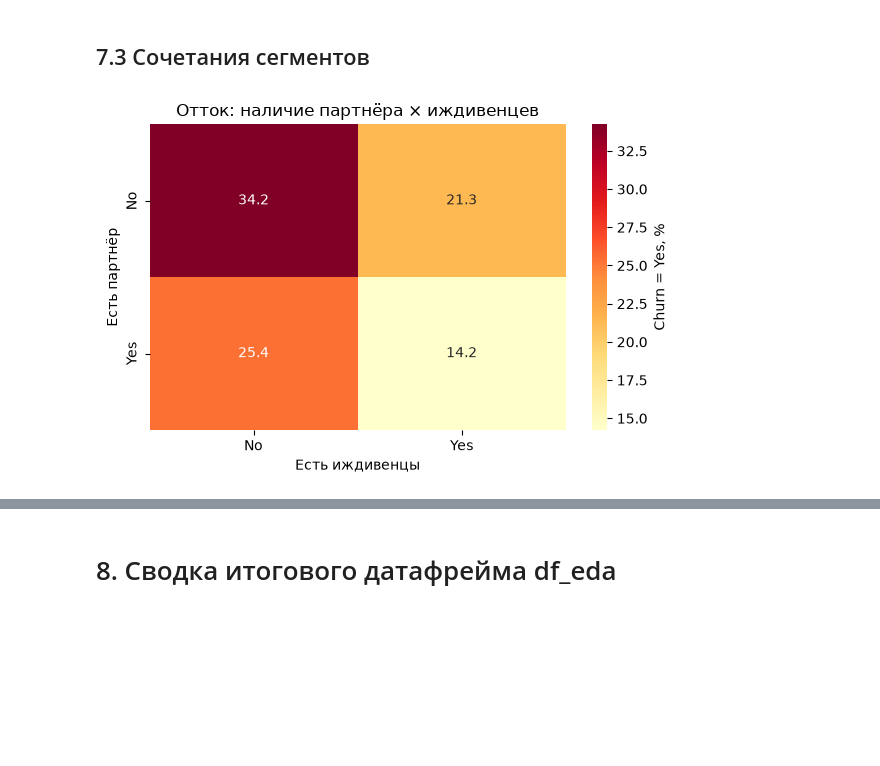
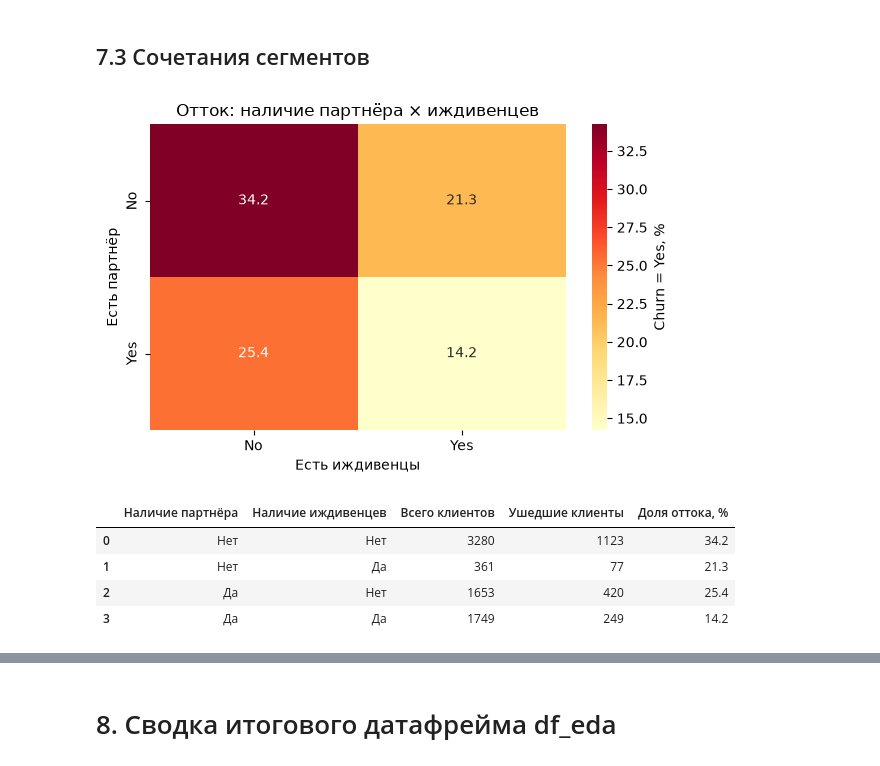
Before and after one commit to EntroKita/case_customer_churn, a Jupyter notebook: pipeline_customer_churn.ipynb, the cells around one changed output, grey strips where cells are left out. Cells and saved outputs as stored; diff of their text form; code cells hidden in the pictures; blank space fills up the shorter version.

```diff
--- a/pipeline_customer_churn.ipynb
+++ b/pipeline_customer_churn.ipynb
@@ -661,16 +754,54 @@ plt.show()
 # %%
 demo_joint_churn = (
     df_eda.pivot_table(index='Partner', columns='Dependents', values='ChurnFlag',
                        aggfunc='mean', observed=False) * 100
 )
 
 plt.figure(figsize=(6, 4))
 sns.heatmap(demo_joint_churn, annot=True, fmt='.1f', cmap='YlOrRd',
             cbar_kws={'label': 'Churn = Yes, %'})
 plt.title('Отток: наличие партнёра × иждивенцев')
 plt.xlabel('Есть иждивенцы')
 plt.ylabel('Есть партнёр')
 plt.tight_layout()
 plt.show()
+
+demo_joint_summary = (
+    df_eda.groupby(['Partner', 'Dependents'], observed=False)
+    .agg(
+        Клиентов=('ChurnFlag', 'size'),
+        Ушли=('ChurnFlag', 'sum'),
+        Доля_оттока=('ChurnFlag', 'mean')
+    )
+    .reset_index()
+)
+
+demo_joint_summary['Доля_оттока_pct'] = (
+    demo_joint_summary['Доля_оттока'] * 100
+)
+
+demo_joint_summary = demo_joint_summary.rename(columns={
+    'Partner': 'Наличие партнёра',
+    'Dependents': 'Наличие иждивенцев',
+    'Клиентов': 'Всего клиентов',
+    'Ушли': 'Ушедшие клиенты',
+    'Доля_оттока_pct': 'Доля оттока, %'
+})
+demo_joint_summary = demo_joint_summary.drop(columns=['Доля_оттока'])
+
+demo_joint_summary['Наличие партнёра'] = (
+    demo_joint_summary['Наличие партнёра'].map({'Yes': 'Да', 'No': 'Нет'})
+)
+
+demo_joint_summary['Наличие иждивенцев'] = (
+    demo_joint_summary['Наличие иждивенцев'].map({'Yes': 'Да', 'No': 'Нет'})
+)
+
+display(demo_joint_summary.round(1))
 # %% [output]
 [figure]
+|  | Наличие партнёра | Наличие иждивенцев | Всего клиентов | Ушедшие клиенты | Доля оттока, % |
+| 0 | Нет | Нет | 3280 | 1123 | 34.2 |
+| 1 | Нет | Да | 361 | 77 | 21.3 |
+| 2 | Да | Нет | 1653 | 420 | 25.4 |
+| 3 | Да | Да | 1749 | 249 | 14.2 |
```
Also changed, not shown: parts of 27 cells of this notebook.
